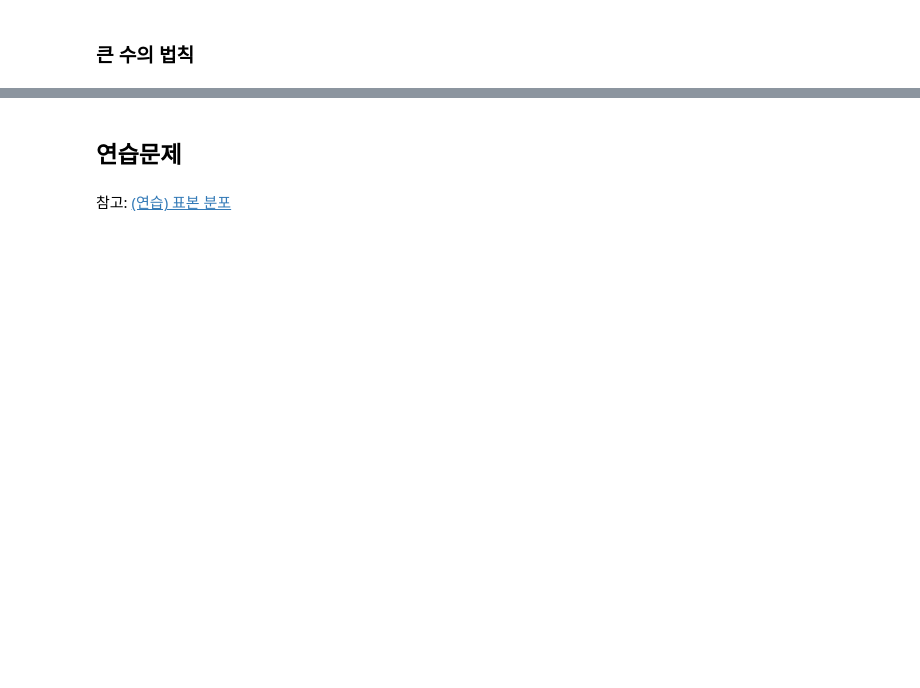
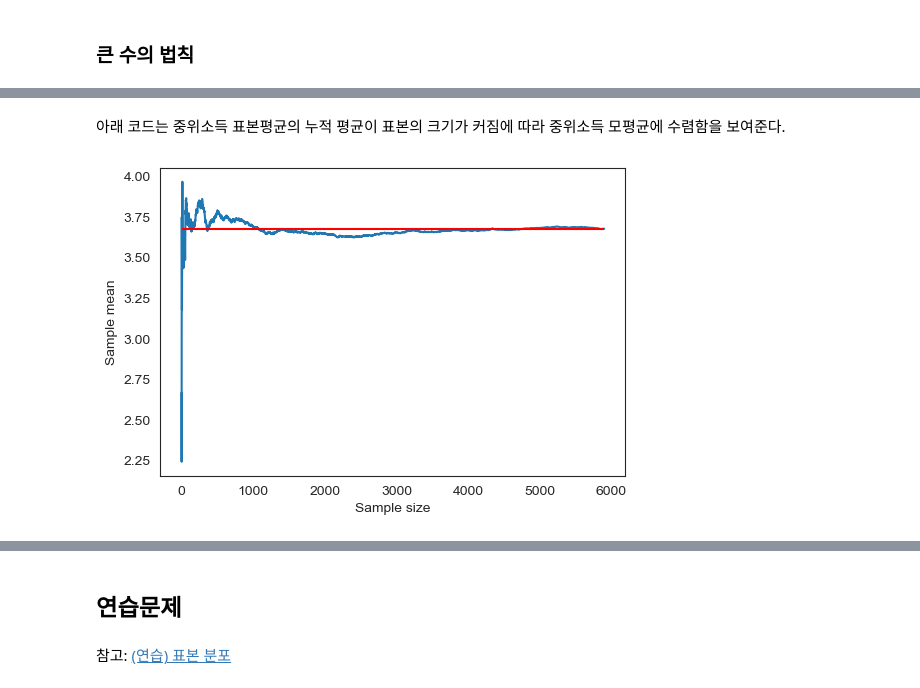
Before and after one commit to codingalzi/DataSci, a Jupyter notebook: jupyter-book/_build/jupyter_execute/sampling_distribution.ipynb, the cells around one changed output, grey strips where cells are left out. Cells and saved outputs as stored; diff of their text form; code cells hidden in the pictures; blank space fills up the shorter version.

```diff
--- a/jupyter-book/_build/jupyter_execute/sampling_distribution.ipynb
+++ b/jupyter-book/_build/jupyter_execute/sampling_distribution.ipynb
@@ -839,8 +874,0 @@ sampling
-# %%
-for i in range(5):
-    ten_percent = np.random.choice(total_number, total_number//10)
-
-    sampling = housing.iloc[ten_percent, :2]
-    print(f"{i+1}번째 표본추출:")
-    print(sampling.mean())
-    print()
@@ -922,0 +979,8 @@ housing['median_income'].mean()
+# %%
+np.random.seed(1)
+
+total_number = housing.shape[0]
+percent = 0.3
+sample_size = int(total_number * percent)
+random_indices = np.random.choice(total_number, sample_size)
+sampling = housing.iloc[random_indices]
@@ -922,0 +991,11 @@ housing['median_income'].mean()
+# %%
+income_means = np.zeros(sample_size)
+value_means = np.zeros(sample_size)
+
+for i in range(sample_size):
+    sampling_i = sampling.iloc[:i+1]
+    income_means[i] = sampling_i.mean().iloc[0]
+    value_means[i] = sampling_i.mean().iloc[1]
+
+sample_means = pd.DataFrame({'중위소득 표본평균':income_means, '중위주택가격 표본평균':value_means})
+sample_means
@@ -922,0 +1016,18 @@ housing['median_income'].mean()
+# %% [markdown]
+아래 코드는 중위소득 표본평균의 누적 평균이 표본의 크기가 커짐에 따라 중위소득 모평균에 수렴함을 보여준다.
+# %%
+fig = plt.figure(figsize=(6,4 ))
+ax = fig.add_subplot(111)
+
+sample_means['중위소득 표본평균'].plot()
+
+# 표본평균의 평균값
+mu_population = housing.mean().iloc[0]
+ax.hlines(mu_population, 0, sample_size, color='red')
+
+ax.set_xlabel('Sample size')
+ax.set_ylabel('Sample mean')
+
+plt.show()
+# %% [output]
+[figure, added]
```
Also changed, not shown: parts of 113 cells of this notebook, 28 other files.
